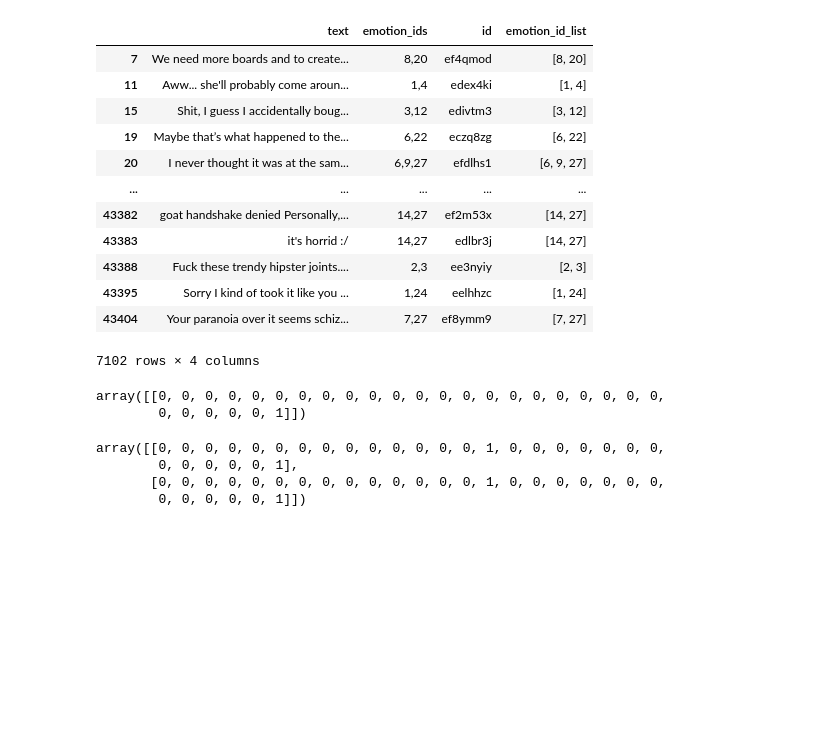
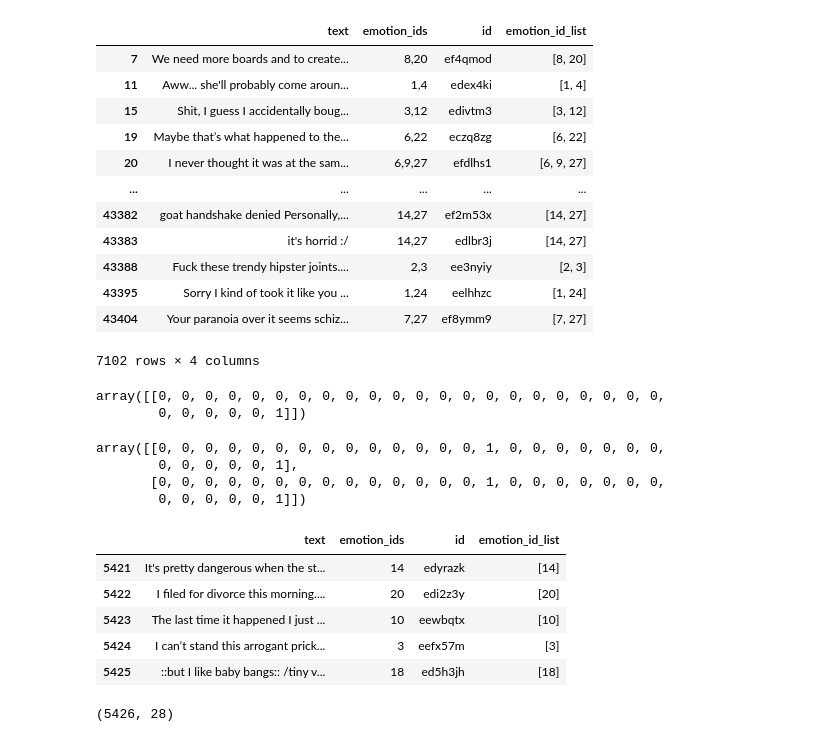
Before and after one commit to SevenWoos/MachineLearningProjects, a Jupyter notebook: nlp/1_nlp_classifier/multi_label_classifiers/logistic_regression/test_lr.ipynb, the cells around one changed output. Saved outputs shown, nothing was run; the diff lists cells and outputs as text; code cells hidden in the pictures; blank space fills up the shorter version.

```diff
--- a/nlp/1_nlp_classifier/multi_label_classifiers/logistic_regression/test_lr.ipynb
+++ b/nlp/1_nlp_classifier/multi_label_classifiers/logistic_regression/test_lr.ipynb
@@ -234,3 +234,19 @@ array([[0, 0, 0, 0, 0, 0, 0, 0, 0, 0, 0, 0, 0, 0, 1, 0, 0, 0, 0, 0, 0, 0,
         0, 0, 0, 0, 0, 1],
        [0, 0, 0, 0, 0, 0, 0, 0, 0, 0, 0, 0, 0, 0, 1, 0, 0, 0, 0, 0, 0, 0,
         0, 0, 0, 0, 0, 1]])
+# %%
+# Same parsing you used for train_df
+val_df["emotion_id_list"] = (
+    val_df["emotion_ids"]
+    .str.split(",")
+    .apply(lambda ids: [int(i) for i in ids])
+)
+# %%
+val_df.tail()
+# %% [output]
+|  | text | emotion_ids | id | emotion_id_list |
+| 5421 | It's pretty dangerous when the st... | 14 | edyrazk | [14] |
+| 5422 | I filed for divorce this morning.... | 20 | edi2z3y | [20] |
+| 5423 | The last time it happened I just ... | 10 | eewbqtx | [10] |
+| 5424 | I can’t stand this arrogant prick... | 3 | eefx57m | [3] |
+| 5425 | ::but I like baby bangs:: /tiny v... | 18 | ed5h3jh | [18] |
@@ -236,0 +255,4 @@ array([[0, 0, 0, 0, 0, 0, 0, 0, 0, 0, 0, 0, 0, 0, 1, 0, 0, 0, 0, 0, 0, 0,
+# %%
+print(y_val.shape)
+# %% [output]
+(5426, 28)
```
Also changed, not shown: parts of 17 cells of this notebook.
